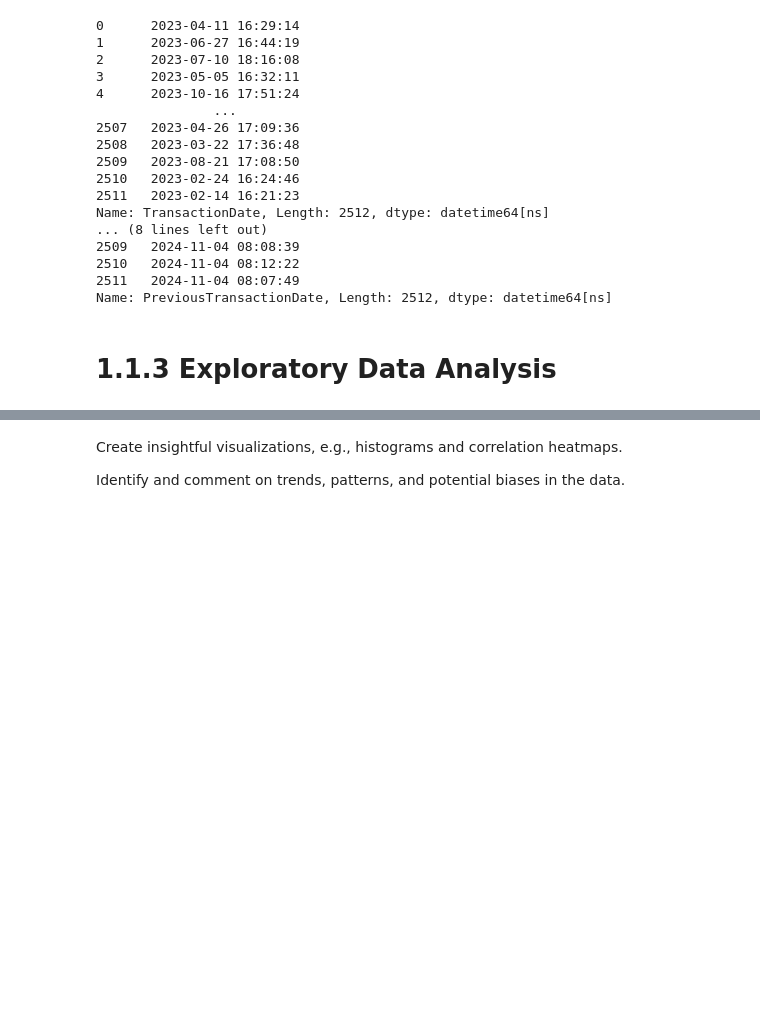
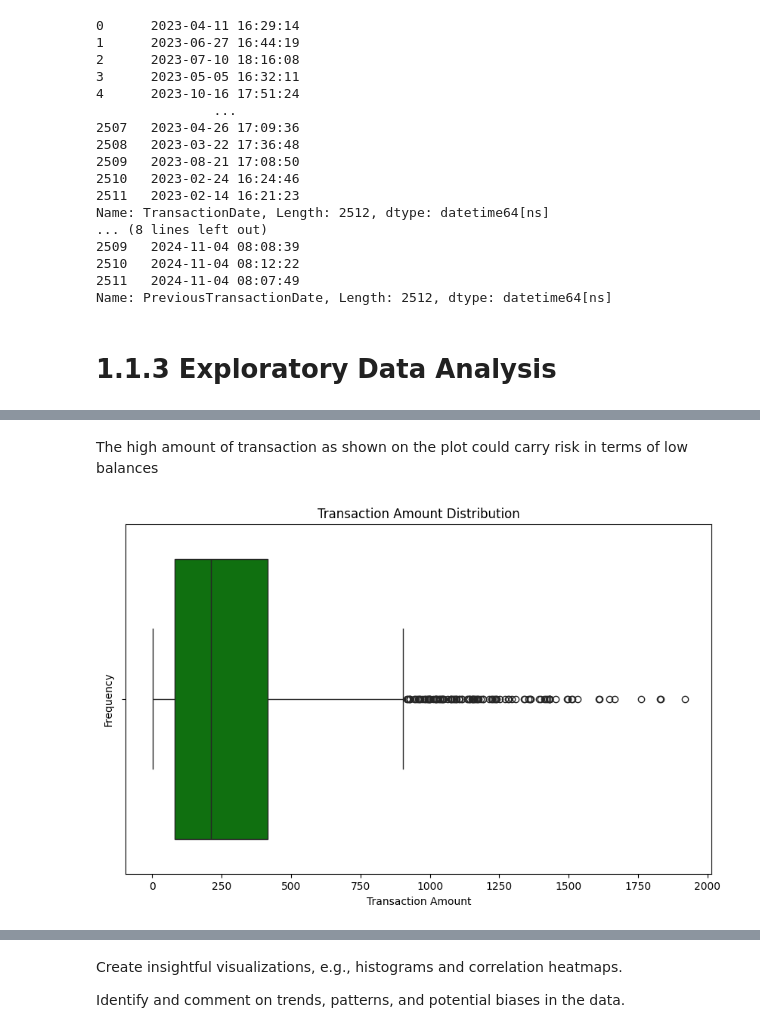
Before and after one commit to petar-Atanasov/Applied-Data-Science-and-AI-Workflow, a Jupyter notebook: CST3133_CourseWork_A.ipynb, the cells around one changed output, grey strips where cells are left out. Saved outputs shown, nothing was run; the diff lists cells and outputs as text; code cells hidden in the pictures; blank space fills up the shorter version.

```diff
--- a/CST3133_CourseWork_A.ipynb
+++ b/CST3133_CourseWork_A.ipynb
@@ -175,0 +205,12 @@ Name: PreviousTransactionDate, Length: 2512, dtype: datetime64[ns]
+# %% [markdown]
+The high amount of transaction as shown on the plot could carry risk in terms of low balances
+# %%
+# Detecting outliers
+plt.figure(figsize=(10,6))
+sns.boxplot(x='TransactionAmount', data=dataset, color='green')
+plt.title('Transaction Amount Distribution')
+plt.xlabel('Transaction Amount')
+plt.ylabel('Frequency')
+plt.show()
+# %% [output]
+[figure, added]
```
Also changed, not shown: parts of 7 cells of this notebook.
